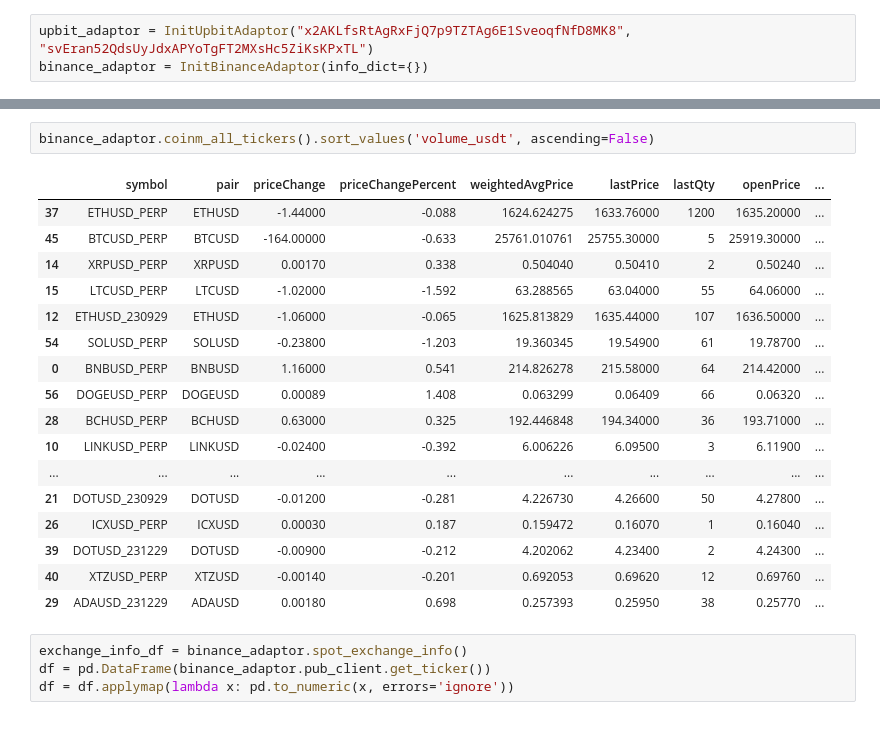
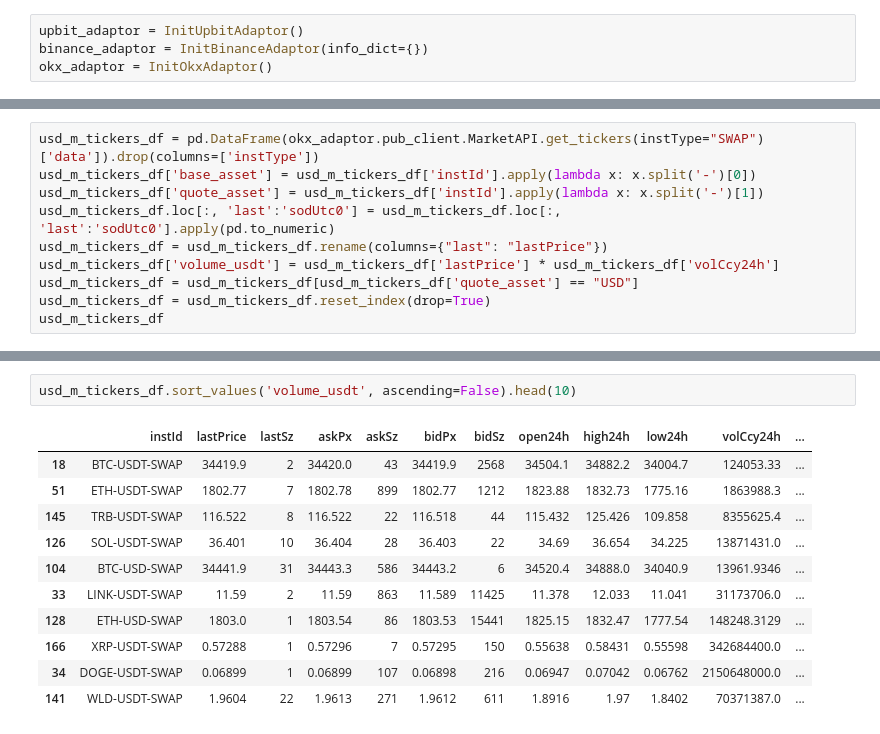
Before and after one commit to charlie115/act, a Jupyter notebook: exchange_plugin/test_plugins.ipynb, the cells around one changed output, grey strips where cells are left out. Drawn from its saved outputs; the diff is of its cells as text.

Commit message:
before changing get symbol list func

```diff
--- a/exchange_plugin/test_plugins.ipynb
+++ b/exchange_plugin/test_plugins.ipynb
@@ -23,4 +10,5 @@ Please update to the latest version using the pip command:`pip install --upgrade
 # %%
-upbit_adaptor = InitUpbitAdaptor("x2AKLfsRtAgRxFjQ7p9TZTAg6E1SveoqfNfD8MK8", "svEran52QdsUyJdxAPYoTgFT2MXsHc5ZiKsKPxTL")
+upbit_adaptor = InitUpbitAdaptor()
 binance_adaptor = InitBinanceAdaptor(info_dict={})
+okx_adaptor = InitOkxAdaptor()
 # %% [output]
@@ -136,0 +93,10 @@ def coinm_all_tickers(binance_adaptor):
+# %%
+usd_m_tickers_df = pd.DataFrame(okx_adaptor.pub_client.MarketAPI.get_tickers(instType="SWAP")['data']).drop(columns=['instType'])
+usd_m_tickers_df['base_asset'] = usd_m_tickers_df['instId'].apply(lambda x: x.split('-')[0])
+usd_m_tickers_df['quote_asset'] = usd_m_tickers_df['instId'].apply(lambda x: x.split('-')[1])
+usd_m_tickers_df.loc[:, 'last':'sodUtc0'] = usd_m_tickers_df.loc[:, 'last':'sodUtc0'].apply(pd.to_numeric)
+usd_m_tickers_df = usd_m_tickers_df.rename(columns={"last": "lastPrice"})
+usd_m_tickers_df['volume_usdt'] = usd_m_tickers_df['lastPrice'] * usd_m_tickers_df['volCcy24h']
+usd_m_tickers_df = usd_m_tickers_df[usd_m_tickers_df['quote_asset'] == "USD"]
+usd_m_tickers_df = usd_m_tickers_df.reset_index(drop=True)
+usd_m_tickers_df
@@ -137,24 +121,14 @@ def coinm_all_tickers(binance_adaptor):
 # %%
-binance_adaptor.coinm_all_tickers().sort_values('volume_usdt', ascending=False)
+usd_m_tickers_df.sort_values('volume_usdt', ascending=False).head(10)
 # %% [output]
-|  | symbol | pair | priceChange | priceChangePercent | weightedAvgPrice | lastPrice | lastQty | openPrice | ... |
-| 37 | ETHUSD_PERP | ETHUSD | -1.44000 | -0.088 | 1624.624275 | 1633.76000 | 1200 | 1635.20000 | ... |
-| 45 | BTCUSD_PERP | BTCUSD | -164.00000 | -0.633 | 25761.010761 | 25755.30000 | 5 | 25919.30000 | ... |
-| 14 | XRPUSD_PERP | XRPUSD | 0.00170 | 0.338 | 0.504040 | 0.50410 | 2 | 0.50240 | ... |
-| 15 | LTCUSD_PERP | LTCUSD | -1.02000 | -1.592 | 63.288565 | 63.04000 | 55 | 64.06000 | ... |
-| 12 | ETHUSD_230929 | ETHUSD | -1.06000 | -0.065 | 1625.813829 | 1635.44000 | 107 | 1636.50000 | ... |
-| 54 | SOLUSD_PERP | SOLUSD | -0.23800 | -1.203 | 19.360345 | 19.54900 | 61 | 19.78700 | ... |
-| 0 | BNBUSD_PERP | BNBUSD | 1.16000 | 0.541 | 214.826278 | 215.58000 | 64 | 214.42000 | ... |
-| 56 | DOGEUSD_PERP | DOGEUSD | 0.00089 | 1.408 | 0.063299 | 0.06409 | 66 | 0.06320 | ... |
-| 28 | BCHUSD_PERP | BCHUSD | 0.63000 | 0.325 | 192.446848 | 194.34000 | 36 | 193.71000 | ... |
-| 10 | LINKUSD_PERP | LINKUSD | -0.02400 | -0.392 | 6.006226 | 6.09500 | 3 | 6.11900 | ... |
-| ... | ... | ... | ... | ... | ... | ... | ... | ... | ... |
-| 21 | DOTUSD_230929 | DOTUSD | -0.01200 | -0.281 | 4.226730 | 4.26600 | 50 | 4.27800 | ... |
-| 26 | ICXUSD_PERP | ICXUSD | 0.00030 | 0.187 | 0.159472 | 0.16070 | 1 | 0.16040 | ... |
-| 39 | DOTUSD_231229 | DOTUSD | -0.00900 | -0.212 | 4.202062 | 4.23400 | 2 | 4.24300 | ... |
-| 40 | XTZUSD_PERP | XTZUSD | -0.00140 | -0.201 | 0.692053 | 0.69620 | 12 | 0.69760 | ... |
-| 29 | ADAUSD_231229 | ADAUSD | 0.00180 | 0.698 | 0.257393 | 0.25950 | 38 | 0.25770 | ... |
+|  | instId | lastPrice | lastSz | askPx | askSz | bidPx | bidSz | open24h | high24h | low24h | volCcy24h | ... |
+| 18 | BTC-USDT-SWAP | 34419.9 | 2 | 34420.0 | 43 | 34419.9 | 2568 | 34504.1 | 34882.2 | 34004.7 | 124053.33 | ... |
+| 51 | ETH-USDT-SWAP | 1802.77 | 7 | 1802.78 | 899 | 1802.77 | 1212 | 1823.88 | 1832.73 | 1775.16 | 1863988.3 | ... |
+| 145 | TRB-USDT-SWAP | 116.522 | 8 | 116.522 | 22 | 116.518 | 44 | 115.432 | 125.426 | 109.858 | 8355625.4 | ... |
+| 126 | SOL-USDT-SWAP | 36.401 | 10 | 36.404 | 28 | 36.403 | 22 | 34.69 | 36.654 | 34.225 | 13871431.0 | ... |
+| 104 | BTC-USD-SWAP | 34441.9 | 31 | 34443.3 | 586 | 34443.2 | 6 | 34520.4 | 34888.0 | 34040.9 | 13961.9346 | ... |
+| 33 | LINK-USDT-SWAP | 11.59 | 2 | 11.59 | 863 | 11.589 | 11425 | 11.378 | 12.033 | 11.041 | 31173706.0 | ... |
+| 128 | ETH-USD-SWAP | 1803.0 | 1 | 1803.54 | 86 | 1803.53 | 15441 | 1825.15 | 1832.47 | 1777.54 | 148248.3129 | ... |
+| 166 | XRP-USDT-SWAP | 0.57288 | 1 | 0.57296 | 7 | 0.57295 | 150 | 0.55638 | 0.58431 | 0.55598 | 342684400.0 | ... |
+| 34 | DOGE-USDT-SWAP | 0.06899 | 1 | 0.06899 | 107 | 0.06898 | 216 | 0.06947 | 0.07042 | 0.06762 | 2150648000.0 | ... |
+| 141 | WLD-USDT-SWAP | 1.9604 | 22 | 1.9613 | 271 | 1.9612 | 611 | 1.8916 | 1.97 | 1.8402 | 70371387.0 | ... |
-# %%
-exchange_info_df = binance_adaptor.spot_exchange_info()
-df = pd.DataFrame(binance_adaptor.pub_client.get_ticker())
-df = df.applymap(lambda x: pd.to_numeric(x, errors='ignore'))
```
Also changed, not shown: parts of 31 cells of this notebook, 24 other files.
